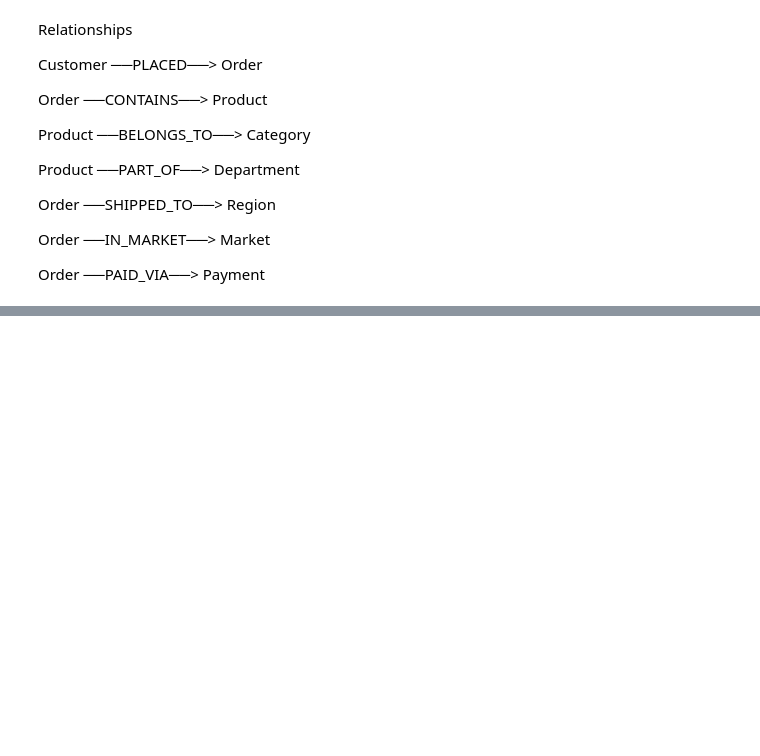
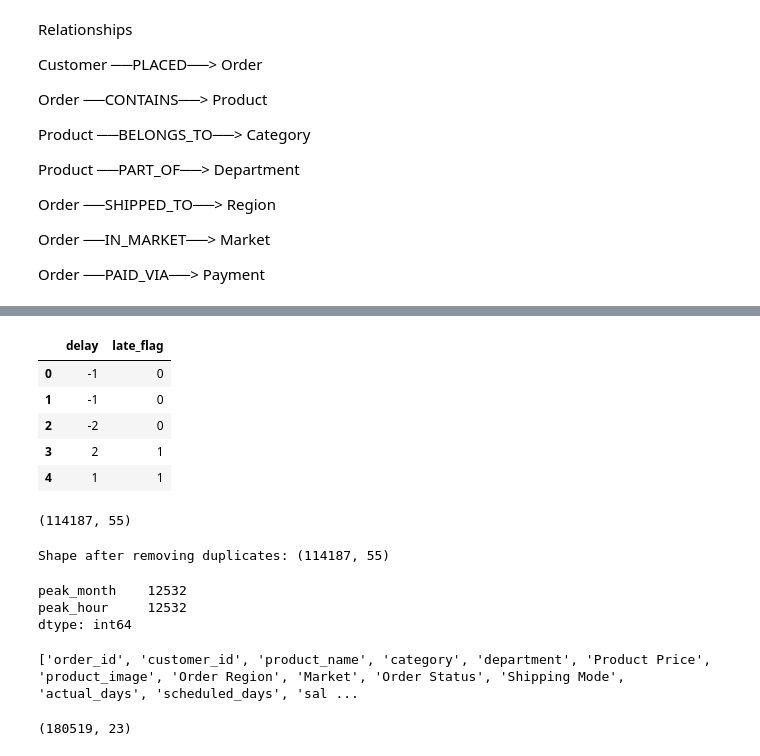
Before and after one commit to AryaTamhane18/BigData_and_BI_CapstoneProject, a Jupyter notebook: notebooks/01_etl.ipynb, the cells around one changed output, grey strips where cells are left out. Drawn from its saved outputs; the diff is of its cells as text; code cells hidden in the pictures; blank space fills up the shorter version.

```diff
--- a/notebooks/01_etl.ipynb
+++ b/notebooks/01_etl.ipynb
@@ -262,0 +320,54 @@ merged_df[["order_id", "Market"]] \
+# %%
+# Create late delivery flag
+
+df["late_flag"] = (
+    df["delay"] > 0
+).astype(int)
+
+df[[
+    "delay",
+    "late_flag"
+]].head()
+# %% [output]
+|  | delay | late_flag |
+| 0 | -1 | 0 |
+| 1 | -1 | 0 |
+| 2 | -2 | 0 |
+| 3 | 2 | 1 |
+| 4 | 1 | 1 |
+# %%
+df.shape
+# %% [output]
+(114187, 55)
+# %%
+# Remove duplicate rows
+
+df = df.drop_duplicates()
+
+print("Shape after removing duplicates:", df.shape)
+# %% [output]
+Shape after removing duplicates: (114187, 55)
+# %%
+# Check remaining missing values in final merged dataset
+
+nulls = merged_df.isnull().sum()
+
+nulls = nulls[nulls > 0]
+
+print(nulls.sort_values(ascending=False))
+# %% [output]
+peak_month    12532
+peak_hour     12532
+dtype: int64
+# %%
+# Check all columns in merged_df
+
+print(merged_df.columns.tolist())
+# %% [output]
+['order_id', 'customer_id', 'product_name', 'category', 'department', 'Product Price', 'product_image', 'Order Region', 'Market', 'Order Status', 'Shipping Mode', 'actual_days', 'scheduled_days', 'sal ...
+# %%
+# Check final dataset shape
+
+print(merged_df.shape)
+# %% [output]
+(180519, 23)
```
Also changed, not shown: parts of 10 cells of this notebook.
